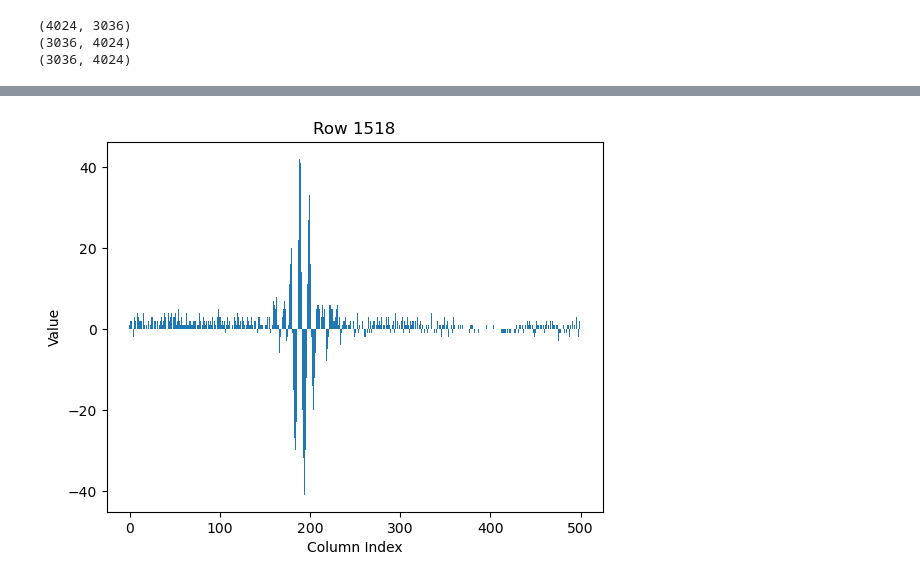
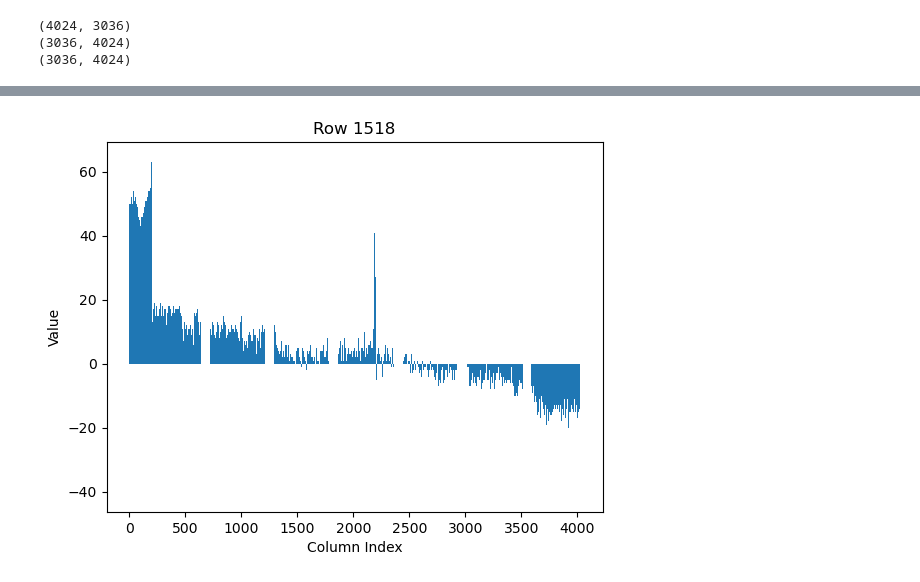
Before and after one commit to 2nd-Elysia/image_restract, a Jupyter notebook: picture_minus_numpy.ipynb, the cells around one changed output, grey strips where cells are left out. Saved outputs shown, nothing was run; the diff lists cells and outputs as text; code cells hidden in the pictures.

```diff
--- a/picture_minus_numpy.ipynb
+++ b/picture_minus_numpy.ipynb
@@ -5,11 +5,12 @@ import PIL
 import cv2
 import numpy as np
 from PIL import ImageStat
+plt.rcParams['font.sans-serif'] = ['SimSun']  # 或 ['Microsoft YaHei']
 # %%
 #pic
 img1 = Image.open("origin_images/222.png").convert('L')
 #back
-img2 = Image.open("back_images/without2to222.png").convert('L')
+img2 = Image.open("back_images/without2to222_2.png").convert('L')
 # %%
 print(img2.size)
 # 将图像转换为NumPy数组（浮点数类型）
@@ -61,19 +59,19 @@ plt.show()
 # %%
 # 打开图像文件
 image = result_image
 # 获取图像的宽度和高度
 width, height = image.shape
 row_number = 1518
-row_data = image[row_number,2000:2500 ]
+row_data = image[row_number, :]
 plt.bar(range(len(row_data)), row_data, width=1.0)
 
 plt.title(f'Row {row_number}')
 plt.xlabel('Column Index')
 plt.ylabel('Value')
 # 显示图形
 plt.show()
 # %% [output]
-[figure, old version]
+[figure, new version]
 # %%
 # np.save('1-2.npy', result_image)
 # print(row_data.shape)
```
Also changed, not shown: parts of 4 cells of this notebook, 25 other files.
